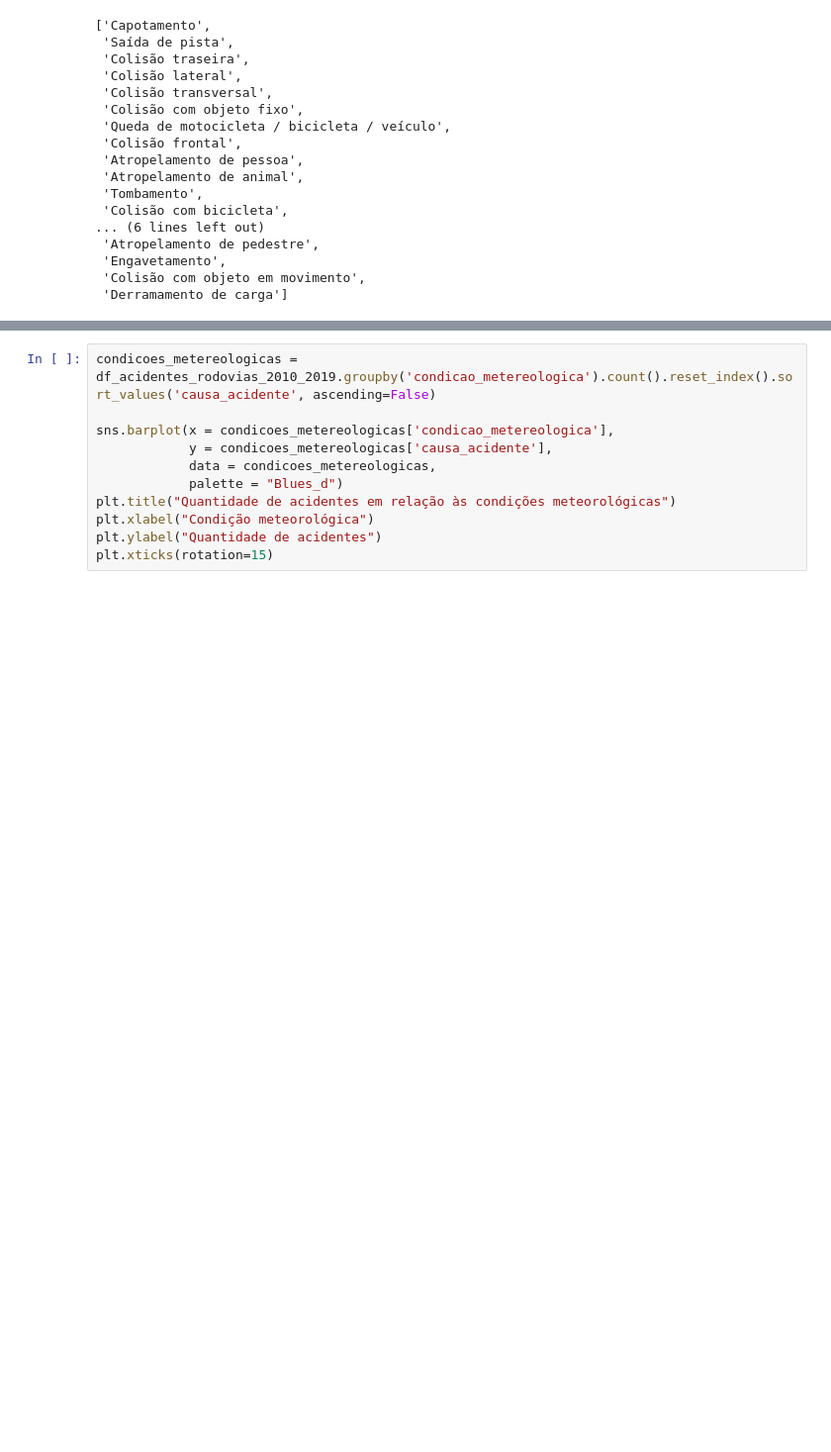
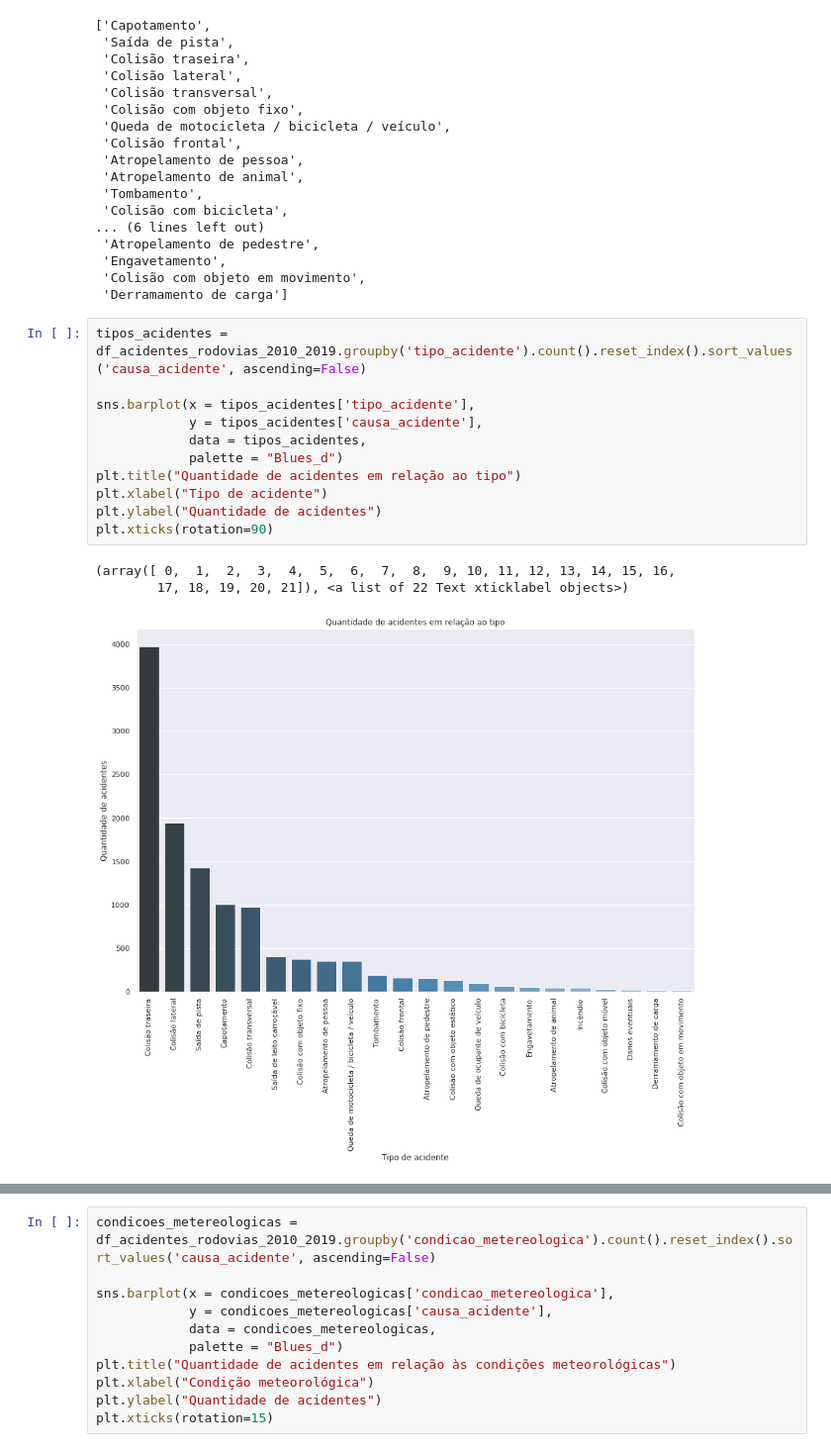
Before and after one commit to IagoCarvalho/tcc_scripts, a Jupyter notebook: QP02-Analysis.ipynb, the cells around one changed output, grey strips where cells are left out. Shown at 99% size. Cells and saved outputs as stored; diff of their text form; blank space fills up the shorter version.

```diff
--- a/QP02-Analysis.ipynb
+++ b/QP02-Analysis.ipynb
@@ -178,3 +184,18 @@ df_acidentes_rodovias_2010_2019['tipo_acidente'].unique().tolist()
  'Engavetamento',
  'Colisão com objeto em movimento',
  'Derramamento de carga']
+# %%
+tipos_acidentes = df_acidentes_rodovias_2010_2019.groupby('tipo_acidente').count().reset_index().sort_values('causa_acidente', ascending=False)
+
+sns.barplot(x = tipos_acidentes['tipo_acidente'],
+            y = tipos_acidentes['causa_acidente'],
+            data = tipos_acidentes,
+            palette = "Blues_d")
+plt.title("Quantidade de acidentes em relação ao tipo")
+plt.xlabel("Tipo de acidente")
+plt.ylabel("Quantidade de acidentes")
+plt.xticks(rotation=90)
+# %% [output]
+(array([ 0,  1,  2,  3,  4,  5,  6,  7,  8,  9, 10, 11, 12, 13, 14, 15, 16,
+        17, 18, 19, 20, 21]), <a list of 22 Text xticklabel objects>)
+[figure, added]
```
Also changed, not shown: parts of 12 cells of this notebook.
